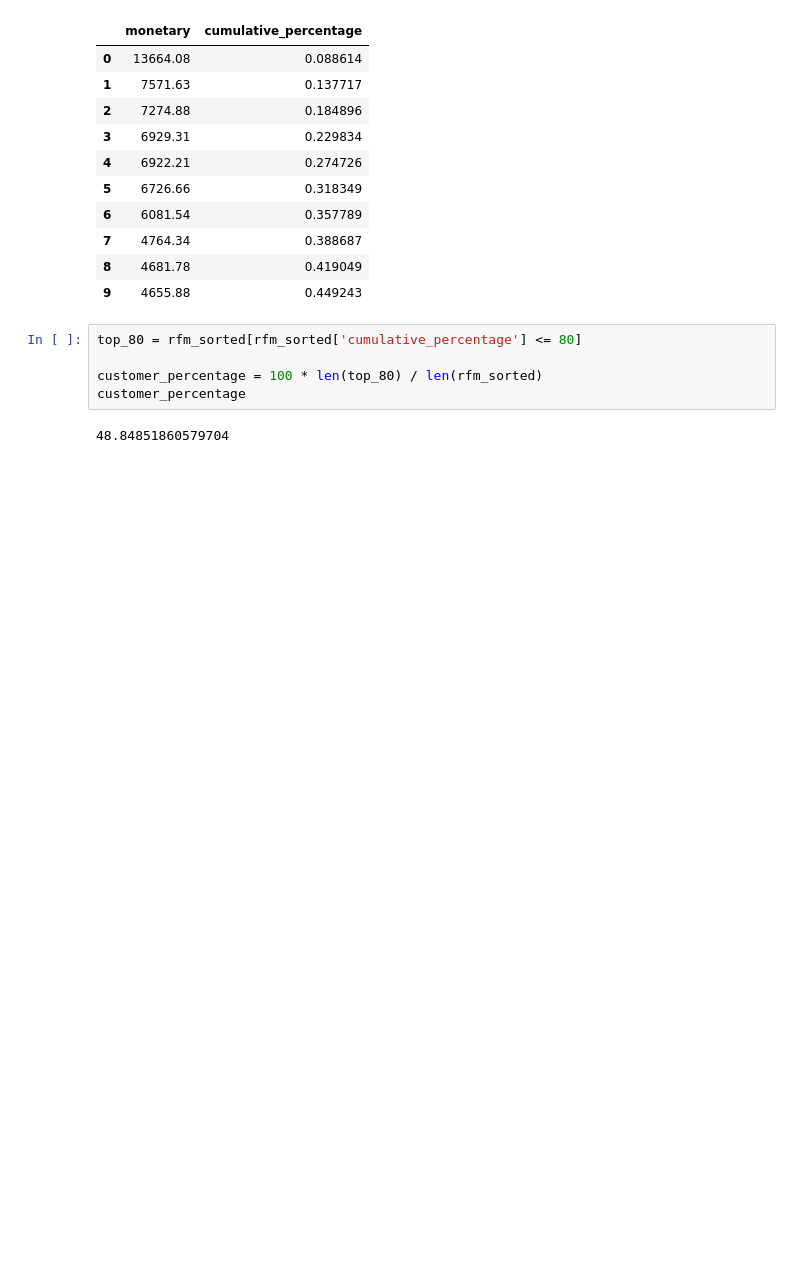
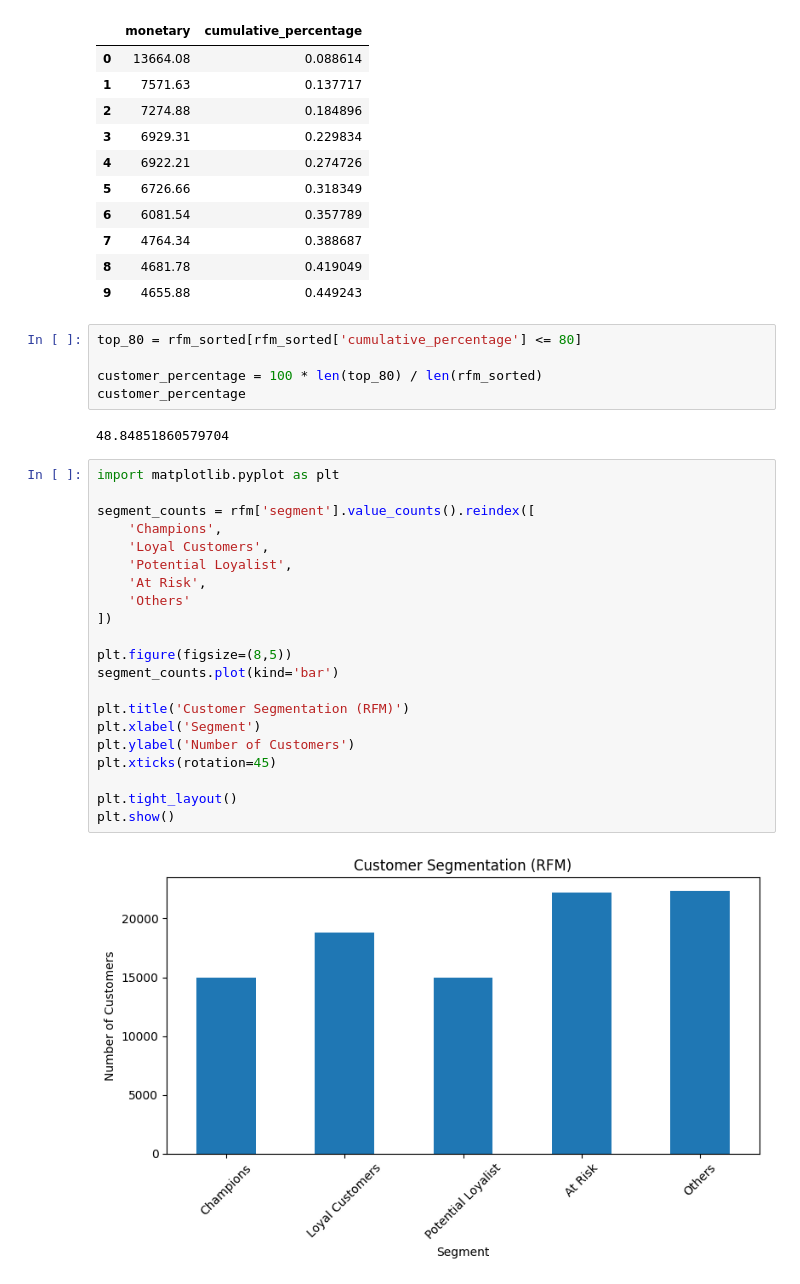
Before and after one commit to iamsid-sinha/ecommerce-sales-rfm-analysis, a Jupyter notebook: E-commerce_Analysis.ipynb, the cells around one changed output. Drawn from its saved outputs; the diff is of its cells as text; blank space fills up the shorter version.

```diff
--- a/E-commerce_Analysis.ipynb
+++ b/E-commerce_Analysis.ipynb
@@ -335,3 +370,26 @@ customer_percentage = 100 * len(top_80) / len(rfm_sorted)
 customer_percentage
 # %% [output]
 48.84851860579704
+# %%
+import matplotlib.pyplot as plt
+
+segment_counts = rfm['segment'].value_counts().reindex([
+    'Champions',
+    'Loyal Customers',
+    'Potential Loyalist',
+    'At Risk',
+    'Others'
+])
+
+plt.figure(figsize=(8,5))
+segment_counts.plot(kind='bar')
+
+plt.title('Customer Segmentation (RFM)')
+plt.xlabel('Segment')
+plt.ylabel('Number of Customers')
+plt.xticks(rotation=45)
+
+plt.tight_layout()
+plt.show()
+# %% [output]
+[figure, added]
```
Also changed, not shown: parts of 2 cells of this notebook.
